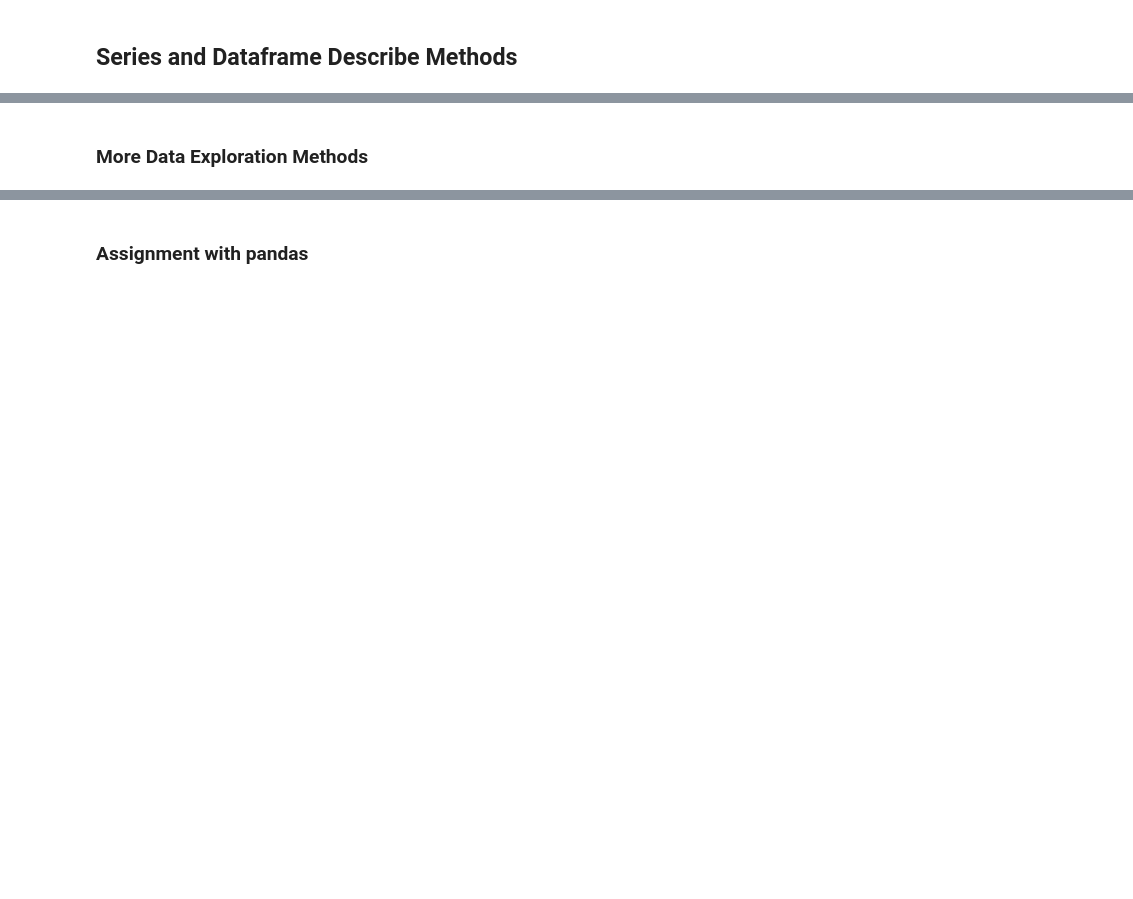
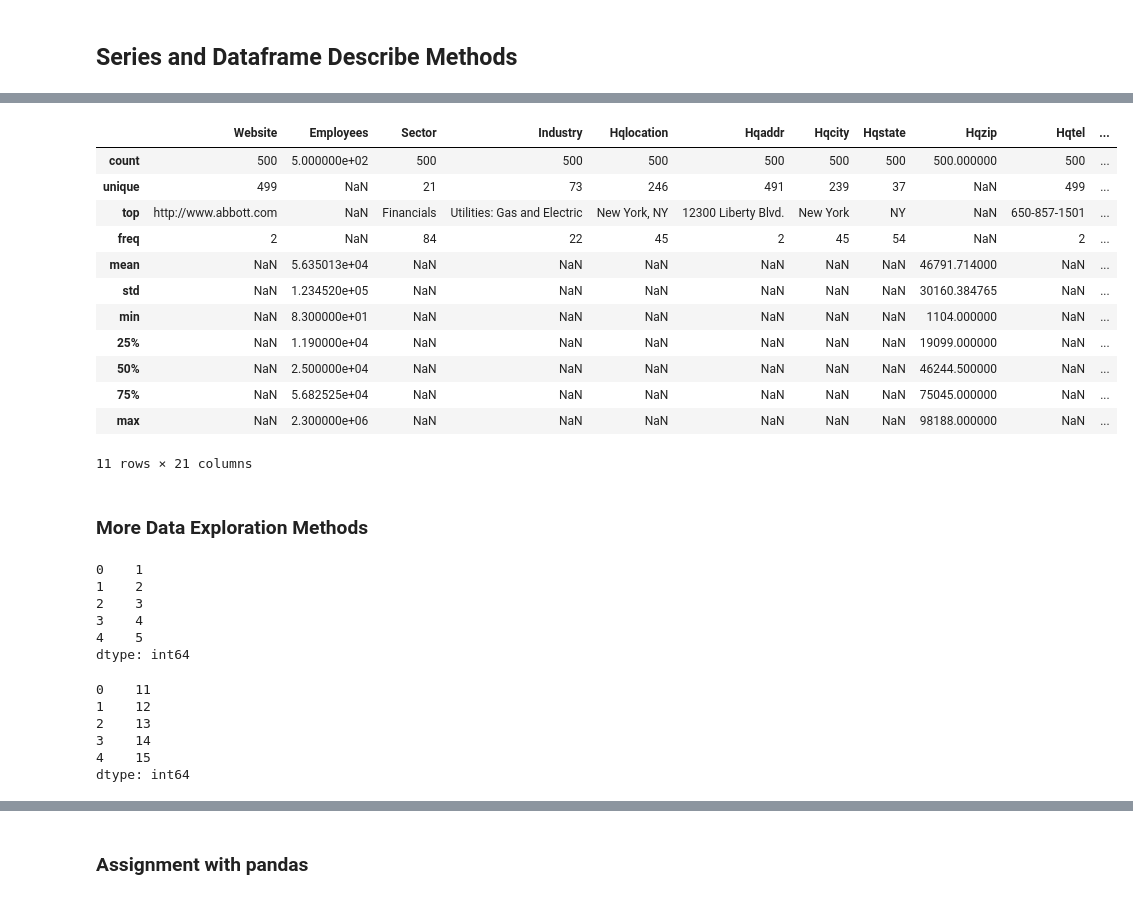
Before and after one commit to gaspera/python_analitika, a Jupyter notebook: teden_03/03_teden_pandas_clean.ipynb, the cells around one changed output, grey strips where cells are left out. Saved outputs shown, nothing was run; the diff lists cells and outputs as text; code cells hidden in the pictures; blank space fills up the shorter version.

```diff
--- a/teden_03/03_teden_pandas_clean.ipynb
+++ b/teden_03/03_teden_pandas_clean.ipynb
@@ -458,2 +1049,18 @@ method</p>
+# %%
+f500.describe(include='all') #poračuna kar lahko, kjer ne more vrne NaN vrednost
+# %% [output]
+|  | Website | Employees | Sector | Industry | Hqlocation | Hqaddr | Hqcity | Hqstate | Hqzip | Hqtel | ... |
+| count | 500 | 5.000000e+02 | 500 | 500 | 500 | 500 | 500 | 500 | 500.000000 | 500 | ... |
+| unique | 499 | NaN | 21 | 73 | 246 | 491 | 239 | 37 | NaN | 499 | ... |
+| top | http://www.abbott.com | NaN | Financials | Utilities: Gas and Electric | New York, NY | 12300 Liberty Blvd. | New York | NY | NaN | 650-857-1501 | ... |
+| freq | 2 | NaN | 84 | 22 | 45 | 2 | 45 | 54 | NaN | 2 | ... |
+| mean | NaN | 5.635013e+04 | NaN | NaN | NaN | NaN | NaN | NaN | 46791.714000 | NaN | ... |
+| std | NaN | 1.234520e+05 | NaN | NaN | NaN | NaN | NaN | NaN | 30160.384765 | NaN | ... |
+| min | NaN | 8.300000e+01 | NaN | NaN | NaN | NaN | NaN | NaN | 1104.000000 | NaN | ... |
+| 25% | NaN | 1.190000e+04 | NaN | NaN | NaN | NaN | NaN | NaN | 19099.000000 | NaN | ... |
+| 50% | NaN | 2.500000e+04 | NaN | NaN | NaN | NaN | NaN | NaN | 46244.500000 | NaN | ... |
+| 75% | NaN | 5.682525e+04 | NaN | NaN | NaN | NaN | NaN | NaN | 75045.000000 | NaN | ... |
+| max | NaN | 2.300000e+06 | NaN | NaN | NaN | NaN | NaN | NaN | 98188.000000 | NaN | ... |
+11 rows × 21 columns
 # %% [markdown]
 ### More Data Exploration Methods
@@ -459,0 +1069,9 @@ method</p>
+# %%
+my_series
+# %% [output]
+0    1
+1    2
+2    3
+3    4
+4    5
+dtype: int64
@@ -459,0 +1080,9 @@ method</p>
+# %%
+my_series
+# %% [output]
+0    11
+1    12
+2    13
+3    14
+4    15
+dtype: int64
```
Also changed, not shown: parts of 140 cells of this notebook.
